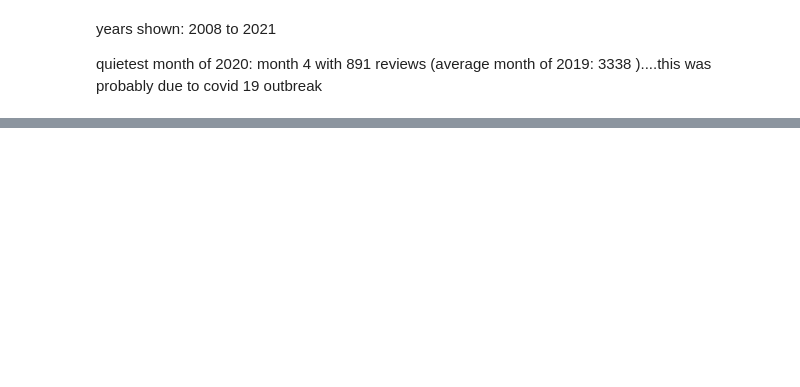
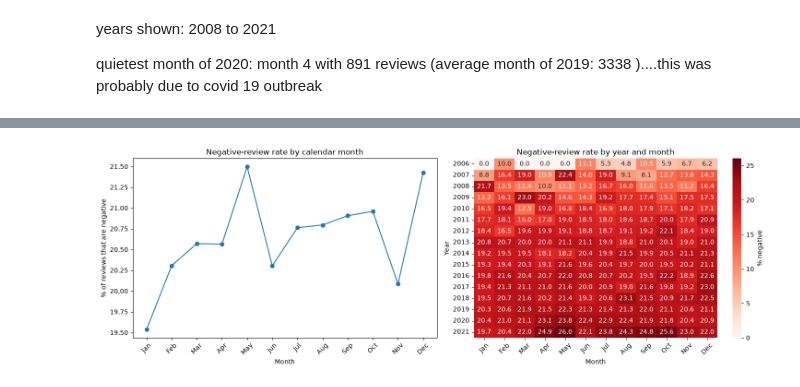
Before and after one commit to MIZZYAYO/yelp-restaurant-complaint-analysis, a Jupyter notebook: notebooks/01_eda.ipynb, the cells around one changed output, grey strips where cells are left out. Drawn from its saved outputs; the diff is of its cells as text; code cells hidden in the pictures; blank space fills up the shorter version.

```diff
--- a/notebooks/01_eda.ipynb
+++ b/notebooks/01_eda.ipynb
@@ -506,3 +508,98 @@ quietest month of 2020: month 4 with 891 reviews (average month of 2019: 3338 )
 years shown: 2008 to 2021
 
 quietest month of 2020: month 4 with 891 reviews (average month of 2019: 3338 )....this was probably due to covid 19 outbreak
+# %%
+# DO NEGATIVE REVIEW RATES VARY BY MONTH?
+# Compare both the number of negative reviews and their share of all reviews.
+
+monthly_rev = reviews[
+    ["review_id", "review_year", "review_month", "star_group", "is_partial_year"]
+].dropna(subset=["review_year", "review_month"]).copy()   # drop rows with missing year or month (there are only 3 of them)
+
+monthly_rev["is_negative"] = monthly_rev["star_group"].eq("negative")
+
+# Keep only non-partial years with data for all 12 months.
+year_check = monthly_rev.groupby("review_year").agg(
+    partial=("is_partial_year", "max"),
+    months=("review_month", "nunique"),
+)
+complete_years = year_check[
+    (year_check["partial"] == 0) & (year_check["months"] == 12)
+].index
+
+monthly_rev = monthly_rev[
+    monthly_rev["review_year"].isin(complete_years)
+    & monthly_rev["review_month"].between(1, 12)
+]
+
+# Calculate counts and negative-review rate for each year and month.
+by_year_month = (
+    monthly_rev.groupby(["review_year", "review_month"])
+    .agg(
+        reviews=("review_id", "count"),
+        negative_reviews=("is_negative", "sum"),
+        pct_negative=("is_negative", "mean"),
+    )
+)
+by_year_month["pct_negative"] *= 100
+
+# Combine years by calendar month. The rate is weighted by review count.
+by_month = (
+    monthly_rev.groupby("review_month")
+    .agg(
+        reviews=("review_id", "count"),
+        negative_reviews=("is_negative", "sum"),
+        pct_negative=("is_negative", "mean"),
+    )
+)
+by_month["pct_negative"] *= 100
+
+month_names = {
+    1: "Jan", 2: "Feb", 3: "Mar", 4: "Apr", 5: "May", 6: "Jun",
+    7: "Jul", 8: "Aug", 9: "Sep", 10: "Oct", 11: "Nov", 12: "Dec",
+}
+by_month.index = by_month.index.map(month_names)
+
+print("Complete years included:", sorted(complete_years))
+print("\nMonthly summary (sorted by negative-review rate):")
+print(by_month.sort_values("pct_negative", ascending=False).round(1))
+
+# Show whether the month with the most negative reviews also has the highest rate.
+print("\nMost negative reviews:", by_month["negative_reviews"].idxmax())
+print("Highest negative-review rate:", by_month["pct_negative"].idxmax())
+
+# Plot monthly rates and the year-by-month pattern.
+fig, (ax1, ax2) = plt.subplots(1, 2, figsize=(15, 5))
+
+month_order = list(month_names.values())
+ax1.plot(month_order, by_month.reindex(month_order)["pct_negative"], marker="o")
+ax1.set(
+    title="Negative-review rate by calendar month",
+    xlabel="Month",
+    ylabel="% of reviews that are negative",
+)
+ax1.tick_params(axis="x", rotation=45)
+
+heatmap_data = (
+    by_year_month["pct_negative"]
+    .unstack("review_month")
+    .reindex(columns=range(1, 13))
+)
+sns.heatmap(
+    heatmap_data,
+    cmap="Reds",
+    annot=True,
+    fmt=".1f",
+    cbar_kws={"label": "% negative"},
+    ax=ax2,
+)
+ax2.set(
+    title="Negative-review rate by year and month",
+    xlabel="Month",
+    ylabel="Year",
+)
+ax2.set_xticklabels(month_order, rotation=45)
+
+plt.tight_layout()
+plt.show()
+# %% [output]
@@ -508,0 +626 @@ quietest month of 2020: month 4 with 891 reviews (average month of 2019: 3338 ).
+[figure, added]
```
Also changed, not shown: parts of 5 cells of this notebook, 1 other file.
